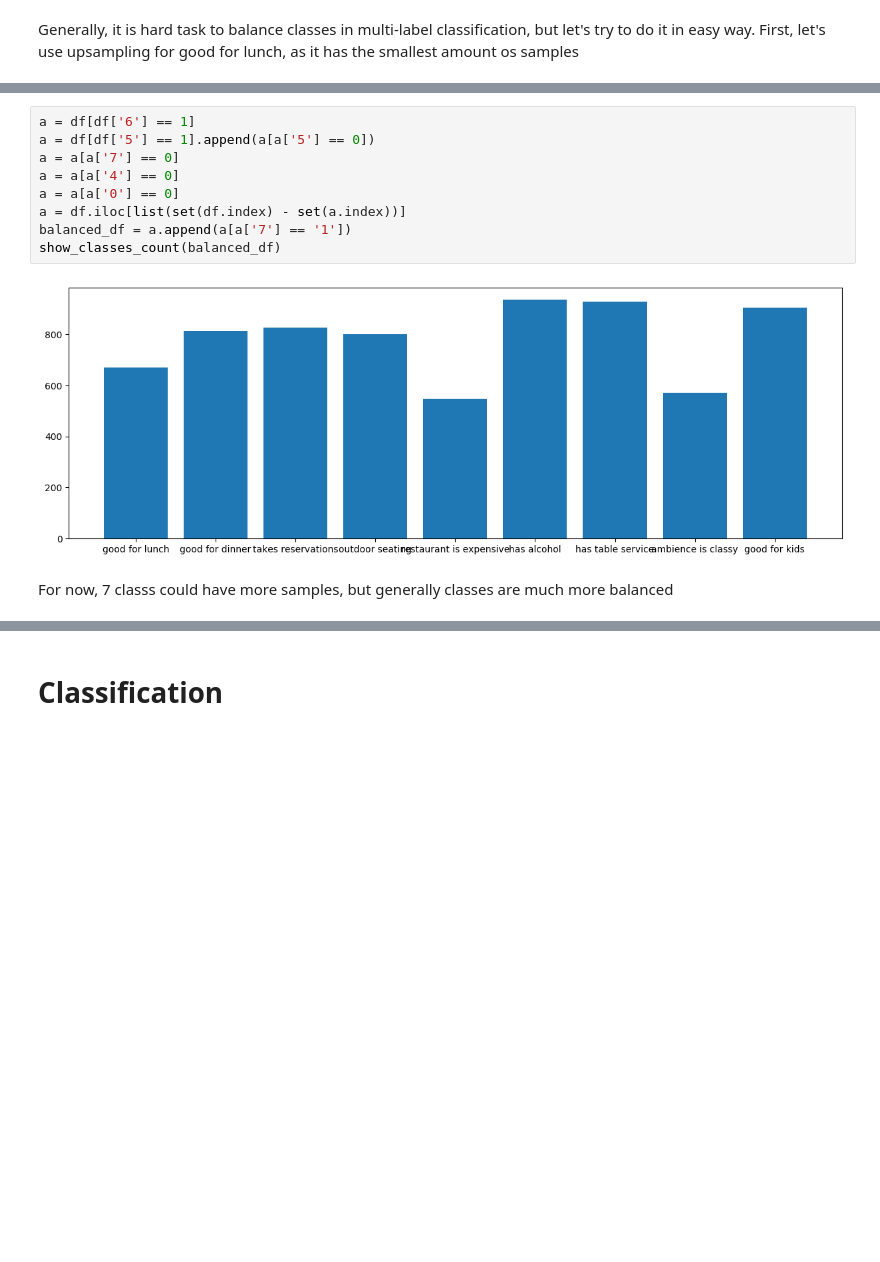
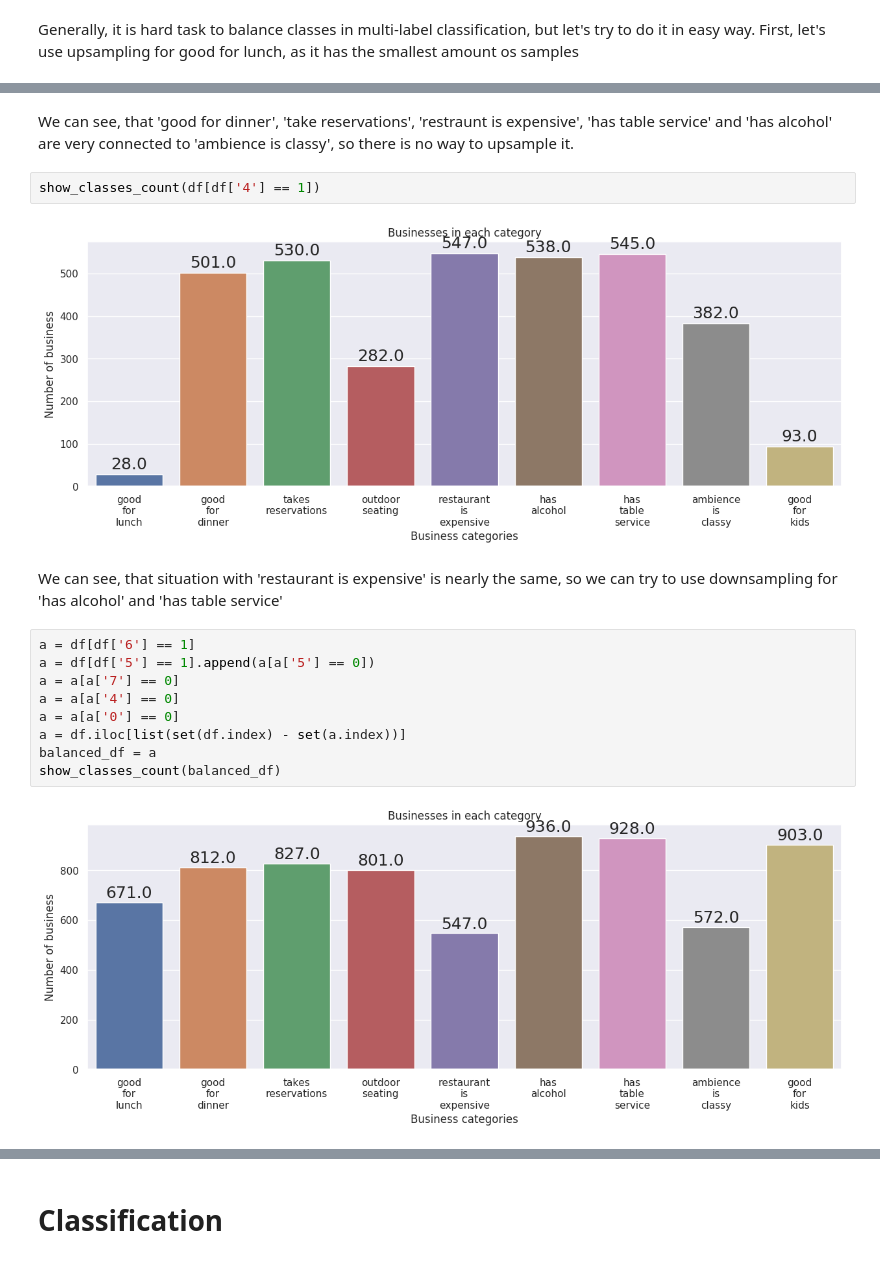
Before and after one commit to Midren/yelp_photo_classification, a Jupyter notebook: yelp_classification.ipynb, the cells around one changed output, grey strips where cells are left out. Saved outputs shown, nothing was run; the diff lists cells and outputs as text; blank space fills up the shorter version.

Commit message:
Added more info to class balances

```diff
--- a/yelp_classification.ipynb
+++ b/yelp_classification.ipynb
@@ -303,3 +312,11 @@ We can see, that it improved the situation, but we have much more samples from 5
+# %% [markdown]
+We can see, that 'good for dinner', 'take reservations', 'restraunt is expensive', 'has table service' and 'has alcohol' are very connected to 'ambience is classy', so there is no way to upsample it.
+# %%
+show_classes_count(df[df['4'] == 1])
+# %% [output]
+[figure, added]
+# %% [markdown]
+We can see, that situation with 'restaurant is expensive' is nearly the same, so we can try to use downsampling for 'has alcohol' and 'has table service'
 # %%
 a = df[df['6'] == 1]
 a = df[df['5'] == 1].append(a[a['5'] == 0])
@@ -307,9 +324,7 @@ a = a[a['7'] == 0]
 a = a[a['4'] == 0]
 a = a[a['0'] == 0]
 a = df.iloc[list(set(df.index) - set(a.index))]
-balanced_df = a.append(a[a['7'] == '1'])
+balanced_df = a
 show_classes_count(balanced_df)
 # %% [output]
-[figure, old version]
+[figure, new version]
-# %% [markdown]
-For now, 7 classs could have more samples, but generally classes are much more balanced
```
Also changed, not shown: parts of 8 cells of this notebook.
